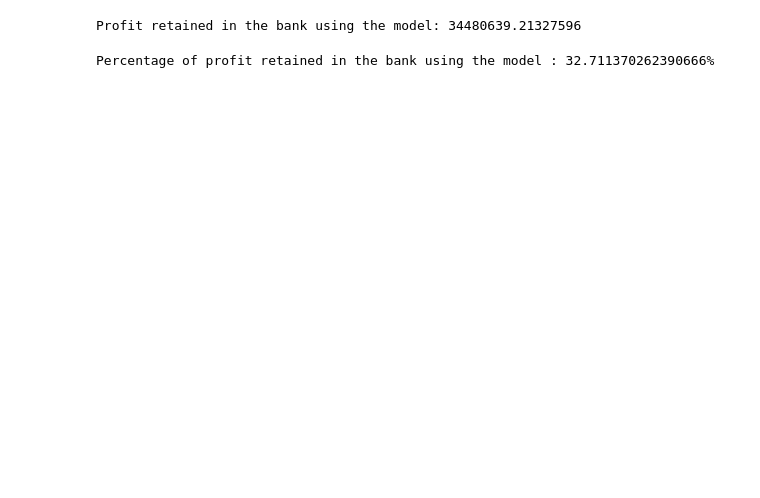
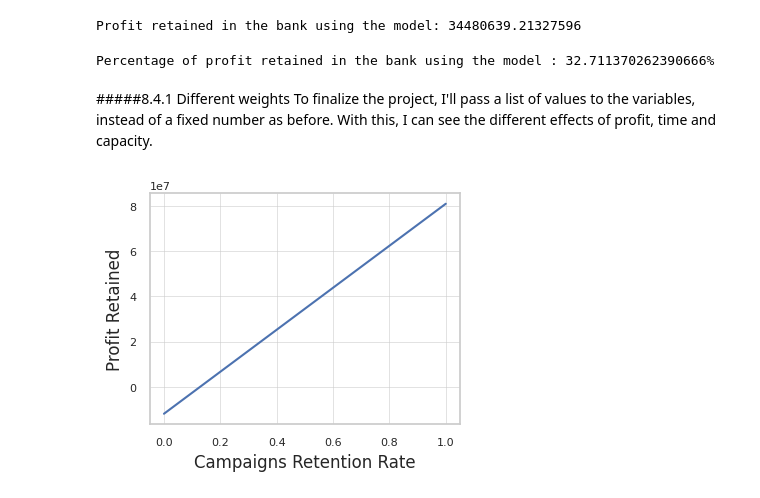
Before and after one commit to mouraxy/data, a Jupyter notebook: ipynb/BankCustomersChurn.ipynb, the cells around one changed output. Saved outputs shown, nothing was run; the diff lists cells and outputs as text; code cells hidden in the pictures; blank space fills up the shorter version.

```diff
--- a/ipynb/BankCustomersChurn.ipynb
+++ b/ipynb/BankCustomersChurn.ipynb
@@ -485,3 +487,20 @@ ProfitSavedByModelPerc = ProfitSavedByModel/LostProfit
 print(f'Percentage of profit retained in the bank using the model : {ProfitSavedByModelPerc*100}%')
 # %% [output]
 Percentage of profit retained in the bank using the model : 32.711370262390666%
+# %% [markdown]
+#####8.4.1 Different weights
+To finalize the project, I'll pass a list of values to the variables, instead of a fixed number as before. With this, I can see the different effects of profit, time and capacity.
+# %%
+RetentionRates = np.linspace(0, 1.0)
+ProfitsRetained = []
+# %%
+for RetentionRate in RetentionRates:
+    SavedProfit = (LostProfit * Recall) * RetentionRate
+    ProfitSavedByModel = SavedProfit - ModelCost
+    ProfitsRetained.append(ProfitSavedByModel)
+# %%
+plt.plot(RetentionRates, ProfitsRetained)
+plt.xlabel('Campaigns Retention Rate')
+plt.ylabel('Profit Retained');
+# %% [output]
+[figure, added]
```
Also changed, not shown: parts of 5 cells of this notebook.
